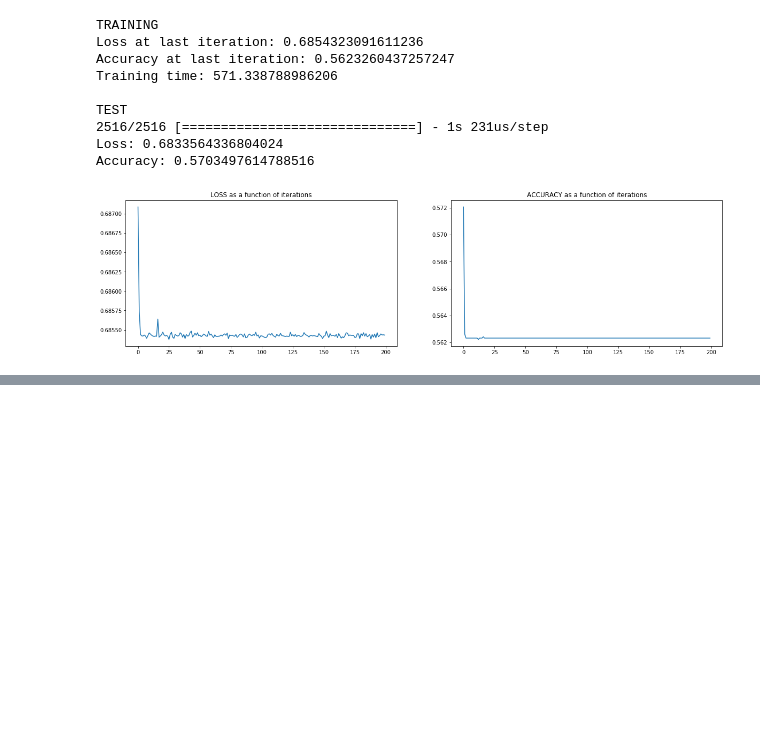
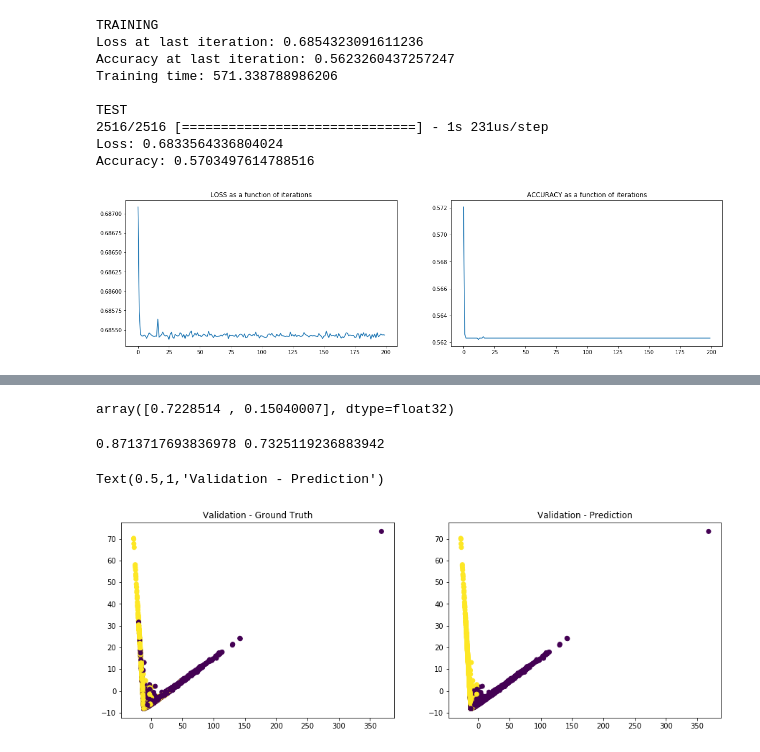
Before and after one commit to VictorSanh/NBA_Challenge, a Jupyter notebook: CNN.ipynb, the cells around one changed output, grey strips where cells are left out. Saved outputs shown, nothing was run; the diff lists cells and outputs as text; code cells hidden in the pictures; blank space fills up the shorter version.

```diff
--- a/CNN.ipynb
+++ b/CNN.ipynb
@@ -545,0 +622,28 @@ Accuracy: 0.5703497614788516
+# %%
+proj.explained_variance_ratio_
+# %% [output]
+array([0.7228514 , 0.15040007], dtype=float32)
+# %%
+from sklearn.ensemble import RandomForestClassifier
+from sklearn.linear_model import LogisticRegression
+from sklearn.svm import SVC
+
+params = {'n_estimators': 100, 'max_depth': 20, 'min_samples_leaf': 2}
+clf = RandomForestClassifier(**params)
+# clf = LogisticRegression(C=0.01)
+# clf = SVC(kernel = 'rbf')
+
+clf.fit(X_train_features, Y_train.ravel())
+print(clf.score(X_train_features, Y_train.ravel()), clf.score(X_val_features, Y_val.ravel()))
+# %% [output]
+0.8713717693836978 0.7325119236883942
+# %%
+f, (ax1, ax2) = plt.subplots(1,2, figsize= (15,5))
+ax1.scatter(X_proj[:,0], X_proj[:,1], c= Y_val.ravel())
+ax1.set_title('Validation - Ground Truth')
+X_proj = proj.transform(X_val_features)
+ax2.scatter(X_proj[:,0], X_proj[:,1], c= clf.predict(X_val_features))
+ax2.set_title('Validation - Prediction')
+# %% [output]
+Text(0.5,1,'Validation - Prediction')
+[figure, added]
```
Also changed, not shown: parts of 11 cells of this notebook, 1 other file.
